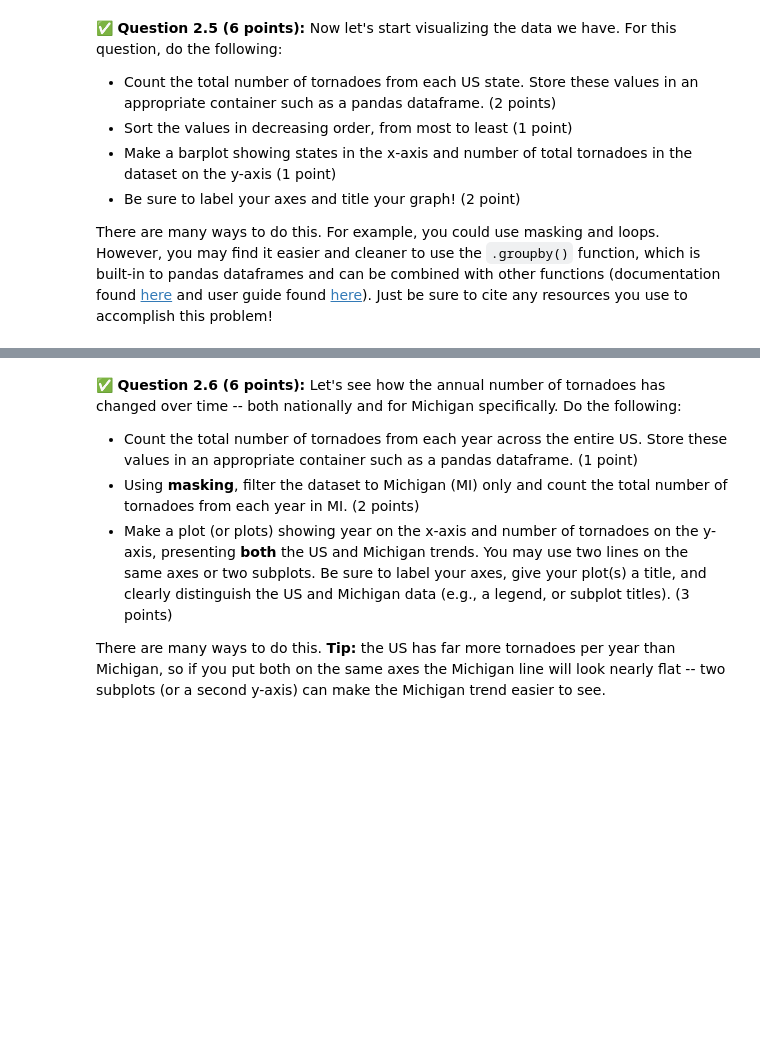
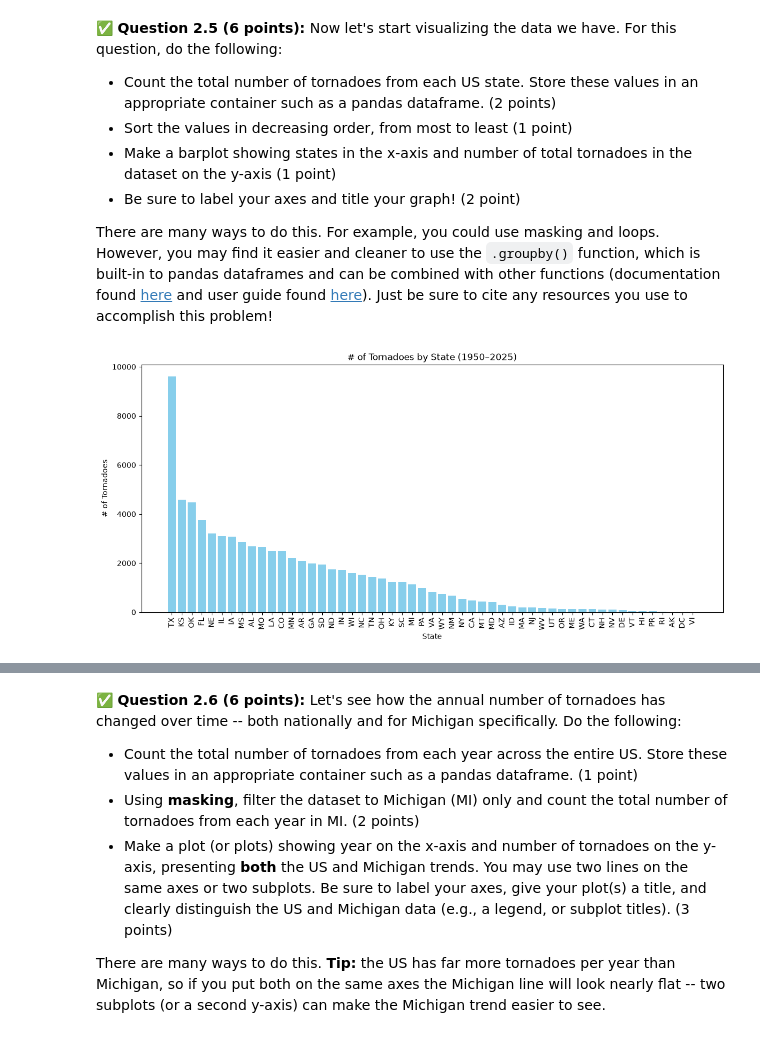
Before and after one commit to natzkej1/CMSE202-f26-turnin, a Jupyter notebook: hw-01/HW01-GitPandasPackagesClasses-Jacob-Natzke.ipynb, the cells around one changed output, grey strips where cells are left out. Drawn from its saved outputs; the diff is of its cells as text; code cells hidden in the pictures; blank space fills up the shorter version.

```diff
--- a/hw-01/HW01-GitPandasPackagesClasses-Jacob-Natzke.ipynb
+++ b/hw-01/HW01-GitPandasPackagesClasses-Jacob-Natzke.ipynb
@@ -247,0 +249,7 @@ You will need to use the description substantially when you complete this assign
+# %%
+# Put your code here
+import pandas as pd
+#dataset import
+df = pd.read_csv("1950-2025_actual_tornadoes.csv")
+#print first rows
+df.head()
@@ -291,3 +336,25 @@ There are many ways to do this.  For example, you could use masking and loops.
+# %%
+# Put your code here
+import matplotlib.pyplot as plt
+import pandas as pd
+
+
+#count tornadoes by state, store data
+state_counts = (df["st"].value_counts().reset_index().rename(columns={"count": "tornado_count"}))
+
+#sort values, descending
+state_counts = state_counts.sort_values(by="tornado_count", ascending=False)
+
+#graph, barplot
+plt.figure(figsize=(14, 6))
+plt.bar(state_counts["st"], state_counts["tornado_count"], color="skyblue")
+plt.xlabel("State")
+plt.ylabel("# of Tornadoes")
+plt.title("# of Tornadoes by State (1950–2025)")
+plt.xticks(rotation=90)
+plt.show()
+# %% [output]
+[figure, added]
 # %% [markdown]
 <!-- END QUESTION -->
 <!-- DO NOT MODIFY OR DELETE THIS CELL. Make sure your solution to the question above is in the cell(s) above this one. -->
```
Also changed, not shown: parts of 24 cells of this notebook.
